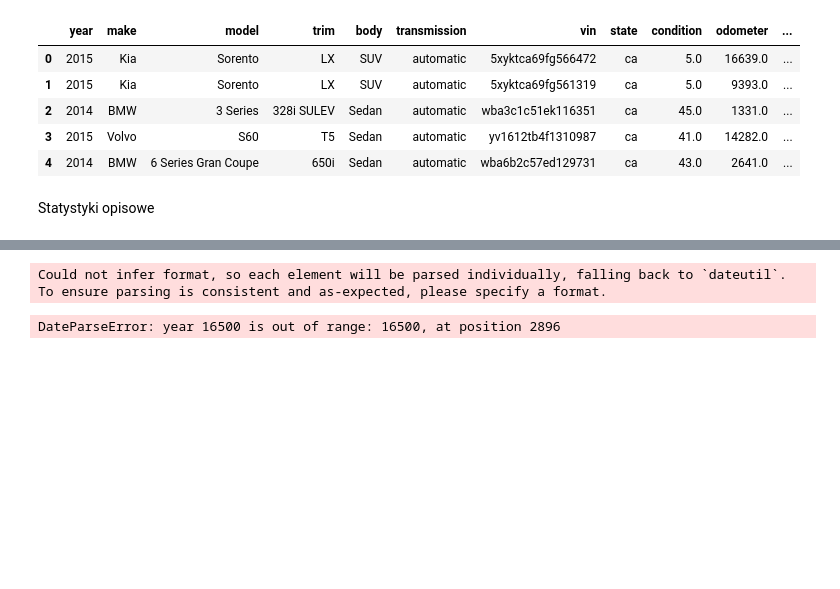
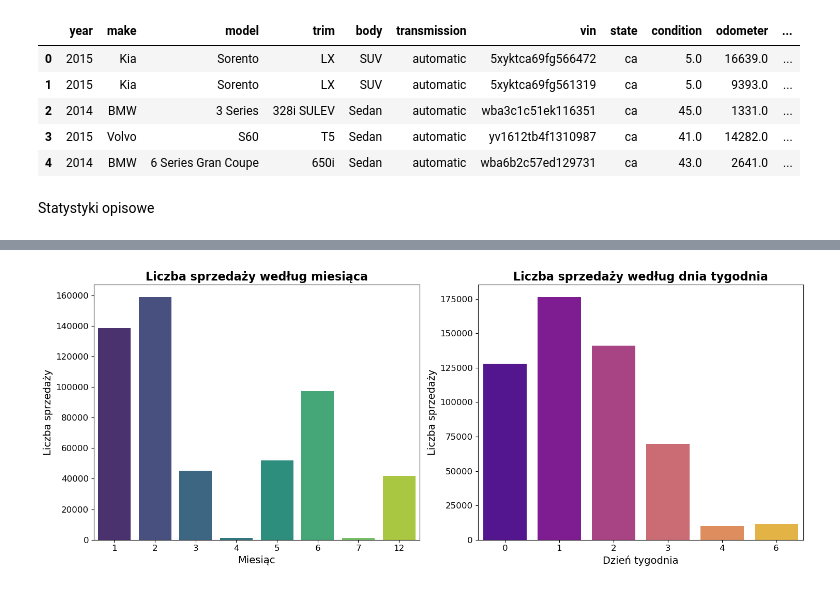
Before and after one commit to davydantoniuk/Analizatorzy-Jutra, a Jupyter notebook: plots/plots.ipynb, the cells around one changed output, grey strips where cells are left out. Saved outputs shown, nothing was run; the diff lists cells and outputs as text; code cells hidden in the pictures; blank space fills up the shorter version.

```diff
--- a/plots/plots.ipynb
+++ b/plots/plots.ipynb
@@ -98,20 +100,25 @@ The figure layout has changed to tight
 # %%
-
+df1 =pd.read_csv("car_prices.csv")
+df1 = df1.dropna(subset=['sellingprice', 'saledate', 'mmr', 'make', 'color', 'odometer', 'condition', 'interior'])
+df1['saledate'] = pd.to_datetime(df1['saledate'], utc=True)
+df1['sale_year'] = df1['saledate'].dt.year
+df1['sale_month'] = df1['saledate'].dt.month
+df1['sale_day'] = df1['saledate'].dt.day
+df1['sale_dayofweek'] = df1['saledate'].dt.dayofweek
 fig, axs = plt.subplots(1, 2, figsize=(15, 6))
-sns.countplot(x='sale_month', data=df, ax=axs[0], palette='viridis')
-axs[0].set_title('Number of Sales by Month', fontsize=16, fontweight='bold')
-axs[0].set_xlabel('Month', fontsize=14)
-axs[0].set_ylabel('Number of Sales', fontsize=14)
+sns.countplot(x='sale_month', data=df1, ax=axs[0], palette='viridis')
+axs[0].set_title('Liczba sprzedaży według miesiąca', fontsize=16, fontweight='bold')
+axs[0].set_xlabel('Miesiąc', fontsize=14)
+axs[0].set_ylabel('Liczba sprzedaży', fontsize=14)
 axs[0].tick_params(axis='x', labelsize=12)
 axs[0].tick_params(axis='y', labelsize=12)
-sns.countplot(x='sale_dayofweek', data=df, ax=axs[1], palette='plasma')
-axs[1].set_title('Number of Sales by Day of Week', fontsize=16, fontweight='bold')
-axs[1].set_xlabel('Day of Week', fontsize=14)
-axs[1].set_ylabel('Number of Sales', fontsize=14)
+sns.countplot(x='sale_dayofweek', data=df1, ax=axs[1], palette='plasma')
+axs[1].set_title('Liczba sprzedaży według dnia tygodnia', fontsize=16, fontweight='bold')
+axs[1].set_xlabel('Dzień tygodnia', fontsize=14)
+axs[1].set_ylabel('Liczba sprzedaży', fontsize=14)
 axs[1].tick_params(axis='x', labelsize=12)
 axs[1].tick_params(axis='y', labelsize=12)
 plt.tight_layout()
 plt.show()
 # %% [output]
-Could not infer format, so each element will be parsed individually, falling back to `dateutil`. To ensure parsing is consistent and as-expected, please specify a format.
-DateParseError: year 16500 is out of range: 16500, at position 2896
+[figure, added]
```
Also changed, not shown: parts of 8 cells of this notebook.
